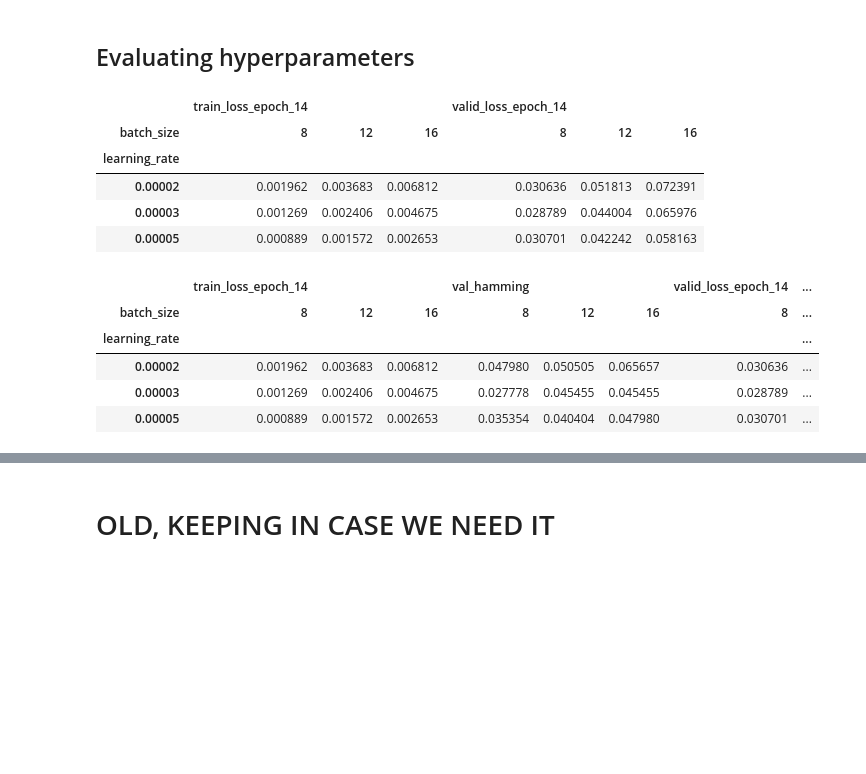
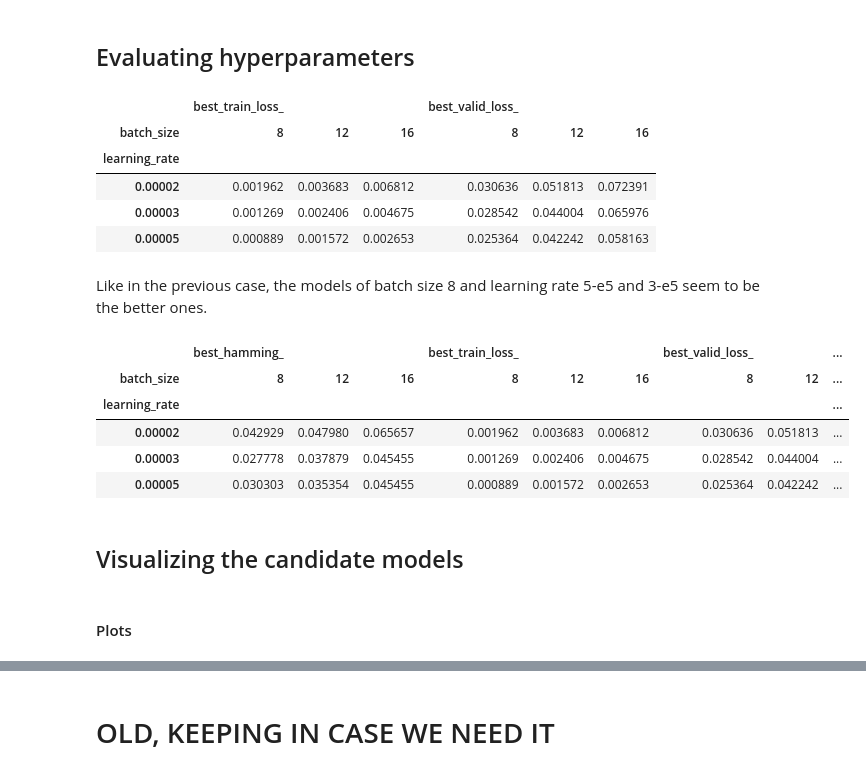
Before and after one commit to alberto-lorente/RorschIA_07-04, a Jupyter notebook: Gridsearch results/Second Gridsearch/Analysis of Gridserch Results.ipynb, the cells around one changed output, grey strips where cells are left out. Cells and saved outputs as stored; diff of their text form; code cells hidden in the pictures; blank space fills up the shorter version.

```diff
--- a/Gridsearch results/Second Gridsearch/Analysis of Gridserch Results.ipynb
+++ b/Gridsearch results/Second Gridsearch/Analysis of Gridserch Results.ipynb
@@ -45,3 +45,28 @@ df.head()
 | 3 | 128 | 0.00003 | 8 | 14 | 15 | 0.010827 | ... |
 | 4 | 128 | 0.00003 | 12 | 14 | 15 | 0.018558 | ... |
 5 rows × 129 columns
+# %%
+def get_best_scores(df):
+
+    cols_min = [ "train_loss_epoch", "valid_loss_epoch", "hamming_epoch"]
+
+    for col in cols_min:
+        filter_df = df.filter(regex=(col))
+        # print(filter_df)
+        minimum = filter_df.min(axis=1)
+
+        name = col.split("epoch")[0]
+        name_col = "best_{}".format(name)
+        # print(minimum)
+        df[name_col] = minimum
+
+    cols_max = ["f1_epoch", "accuracy_epoch", "roc_auc_epoch"]
+
+    for col in cols_max:
+        filter_df = df.filter(regex=(col))
+        max_ = filter_df.max(axis=1)
+        name = col.split("epoch")[0]
+        name_col = "best_{}".format(name)
+        df[name_col] = max_
+
+    return df
@@ -269,0 +478,2 @@ df[cols_comparison].sort_values(["test_loss"], ascending=True)
+# %%
+df_best = get_best_scores(df)
@@ -270,22 +495,26 @@ df[cols_comparison].sort_values(["test_loss"], ascending=True)
 # %% [markdown]
 ## Evaluating hyperparameters
 # %%
-df.pivot_table(["train_loss_epoch_14", "valid_loss_epoch_14"], index = "learning_rate", columns="batch_size")
+df_best.pivot_table(["best_train_loss_", "best_valid_loss_"], index = "learning_rate", columns="batch_size")
 # %% [output]
-|  | train_loss_epoch_14 |  |  | valid_loss_epoch_14 |  |  |
+|  | best_train_loss_ |  |  | best_valid_loss_ |  |  |
 | batch_size | 8 | 12 | 16 | 8 | 12 | 16 |
 | learning_rate |  |  |  |  |  |  |
 | 0.00002 | 0.001962 | 0.003683 | 0.006812 | 0.030636 | 0.051813 | 0.072391 |
-| 0.00003 | 0.001269 | 0.002406 | 0.004675 | 0.028789 | 0.044004 | 0.065976 |
-| 0.00005 | 0.000889 | 0.001572 | 0.002653 | 0.030701 | 0.042242 | 0.058163 |
+| 0.00003 | 0.001269 | 0.002406 | 0.004675 | 0.028542 | 0.044004 | 0.065976 |
+| 0.00005 | 0.000889 | 0.001572 | 0.002653 | 0.025364 | 0.042242 | 0.058163 |
+# %% [markdown]
+Like in the previous case, the models of batch size 8 and learning rate 5-e5 and 3-e5 seem to be the better ones.
 # %%
-df.pivot_table(["train_loss_epoch_14", "valid_loss_epoch_14", "val_hamming"], index = "learning_rate", columns="batch_size")
+df_best.pivot_table(["best_train_loss_", "best_valid_loss_", "best_hamming_"], index = "learning_rate", columns="batch_size")
 
 #  Hamming loss is the fraction of labels that are incorrectly predicted
 # %% [output]
-|  | train_loss_epoch_14 |  |  | val_hamming |  |  | valid_loss_epoch_14 | ... |
-| batch_size | 8 | 12 | 16 | 8 | 12 | 16 | 8 | ... |
-| learning_rate |  |  |  |  |  |  |  | ... |
-| 0.00002 | 0.001962 | 0.003683 | 0.006812 | 0.047980 | 0.050505 | 0.065657 | 0.030636 | ... |
-| 0.00003 | 0.001269 | 0.002406 | 0.004675 | 0.027778 | 0.045455 | 0.045455 | 0.028789 | ... |
-| 0.00005 | 0.000889 | 0.001572 | 0.002653 | 0.035354 | 0.040404 | 0.047980 | 0.030701 | ... |
+|  | best_hamming_ |  |  | best_train_loss_ |  |  | best_valid_loss_ |  | ... |
+| batch_size | 8 | 12 | 16 | 8 | 12 | 16 | 8 | 12 | ... |
+| learning_rate |  |  |  |  |  |  |  |  | ... |
+| 0.00002 | 0.042929 | 0.047980 | 0.065657 | 0.001962 | 0.003683 | 0.006812 | 0.030636 | 0.051813 | ... |
+| 0.00003 | 0.027778 | 0.037879 | 0.045455 | 0.001269 | 0.002406 | 0.004675 | 0.028542 | 0.044004 | ... |
+| 0.00005 | 0.030303 | 0.035354 | 0.045455 | 0.000889 | 0.001572 | 0.002653 | 0.025364 | 0.042242 | ... |
+# %% [markdown]
+## Visualizing the candidate models
@@ -291,0 +529,2 @@ df.pivot_table(["train_loss_epoch_14", "valid_loss_epoch_14", "val_hamming"], in
+# %% [markdown]
+#### Plots
```
Also changed, not shown: parts of 66 cells of this notebook, 5 other files.
